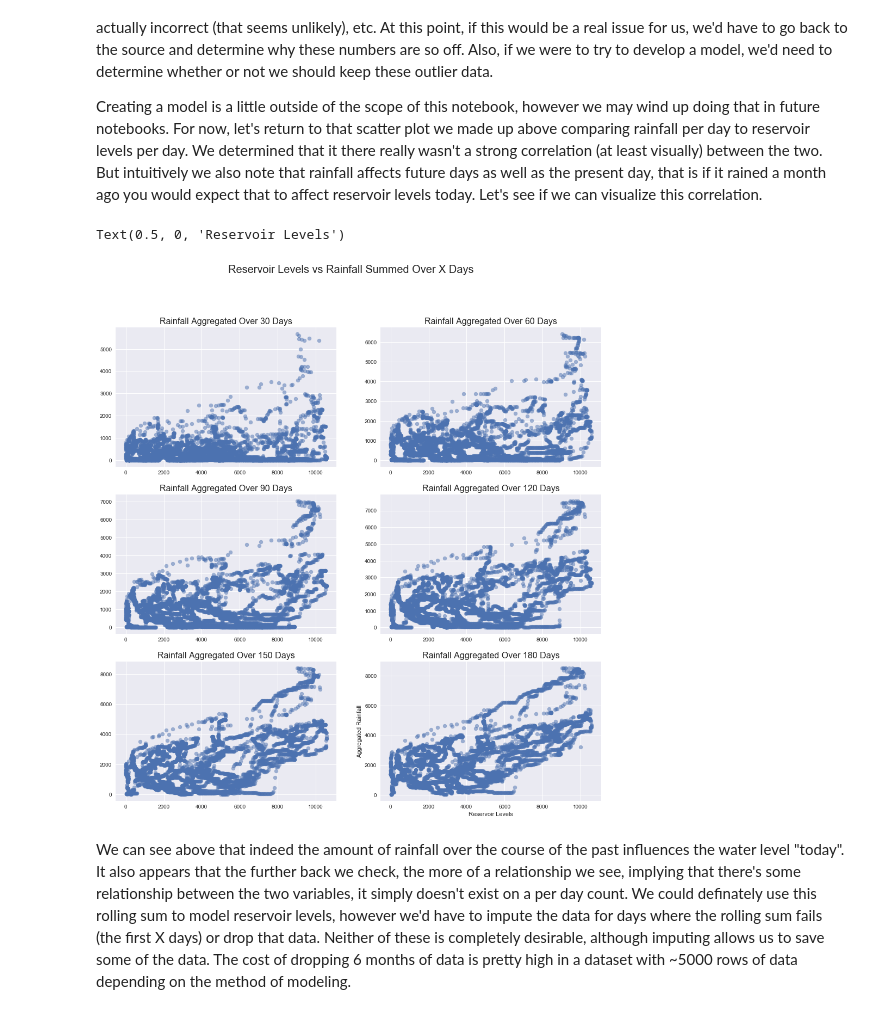
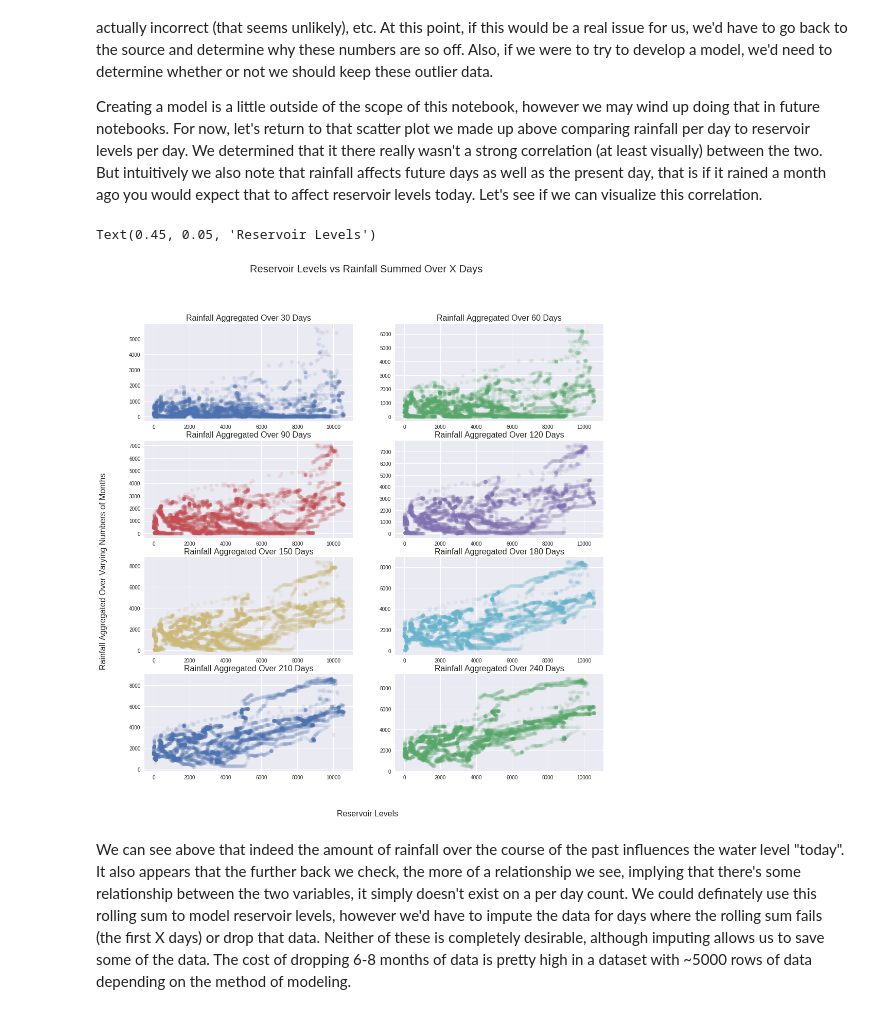
Before and after one commit to marxav0319/Chennai_Water_Management_NB, a Jupyter notebook: Chennai Water Management Exploratory Analysis.ipynb, the cells around one changed output. Saved outputs shown, nothing was run; the diff lists cells and outputs as text; code cells hidden in the pictures.

Commit message:
Edited last plot
Next is clean-up of all the text and the flow of the document.

```diff
--- a/Chennai Water Management Exploratory Analysis.ipynb
+++ b/Chennai Water Management Exploratory Analysis.ipynb
@@ -266,21 +266,24 @@ def get_rolling_rainfall_levels(reservoir_levels, rainfall, days):
     merged_frame = pd.concat([reservoir_sum_per_day, rolling_rainfall], axis=1)
     return merged_frame.dropna().reset_index(drop=True)
 # %%
-months = [i for i in range(30, 210, 30)]
+n_days = 30
+n_months = 8
+months = [i for i in range(30, (n_months + 1) * 30, 30)]
 data = [get_rolling_rainfall_levels(reservoir_levels, rainfall, month) for month in months]
 
-fig, ax = plt.subplots(3, 2, figsize=(16, 16))
+nrows = math.ceil(len(months) / 2)
+fig, ax = plt.subplots(nrows, 2, figsize=(16, 16))
 for index, frame in enumerate(data):
     x_index = math.floor(index / 2)
     y_index = math.floor(index % 2)
-    ax[x_index][y_index].scatter(frame[0], frame[1], alpha=0.5)
+    ax[x_index][y_index].scatter(frame[0], frame[1], alpha=0.1, color=colors[index % len(colors)])
     ax[x_index][y_index].set_title('Rainfall Aggregated Over %d Days' % months[index], size=16)
 
 fig.suptitle('Reservoir Levels vs Rainfall Summed Over X Days', size=20)
-plt.ylabel('Aggregated Rainfall')
-plt.xlabel('Reservoir Levels')
+fig.text(0.05, 0.3, 'Rainfall Aggregated Over Varying Numbers of Months', rotation=90, size=16)
+fig.text(0.45, 0.05, 'Reservoir Levels', size=16)
 # %% [output]
-Text(0.5, 0, 'Reservoir Levels')
+Text(0.45, 0.05, 'Reservoir Levels')
-[figure, old version]
+[figure, new version]
 # %% [markdown]
-We can see above that indeed the amount of rainfall over the course of the past influences the water level "today".  It also appears that the further back we check, the more of a relationship we see, implying that there's some relationship between the two variables, it simply doesn't exist on a per day count.  We could definately use this rolling sum to model reservoir levels, however we'd have to impute the data for days where the rolling sum fails (the first X days) or drop that data.  Neither of these is completely desirable, although imputing allows us to save some of the data.  The cost of dropping 6 months of data is pretty high in a dataset with ~5000 rows of data depending on the method of modeling.
+We can see above that indeed the amount of rainfall over the course of the past influences the water level "today".  It also appears that the further back we check, the more of a relationship we see, implying that there's some relationship between the two variables, it simply doesn't exist on a per day count.  We could definately use this rolling sum to model reservoir levels, however we'd have to impute the data for days where the rolling sum fails (the first X days) or drop that data.  Neither of these is completely desirable, although imputing allows us to save some of the data.  The cost of dropping 6-8 months of data is pretty high in a dataset with ~5000 rows of data depending on the method of modeling.
```
Also changed, not shown: parts of 2 cells of this notebook.
